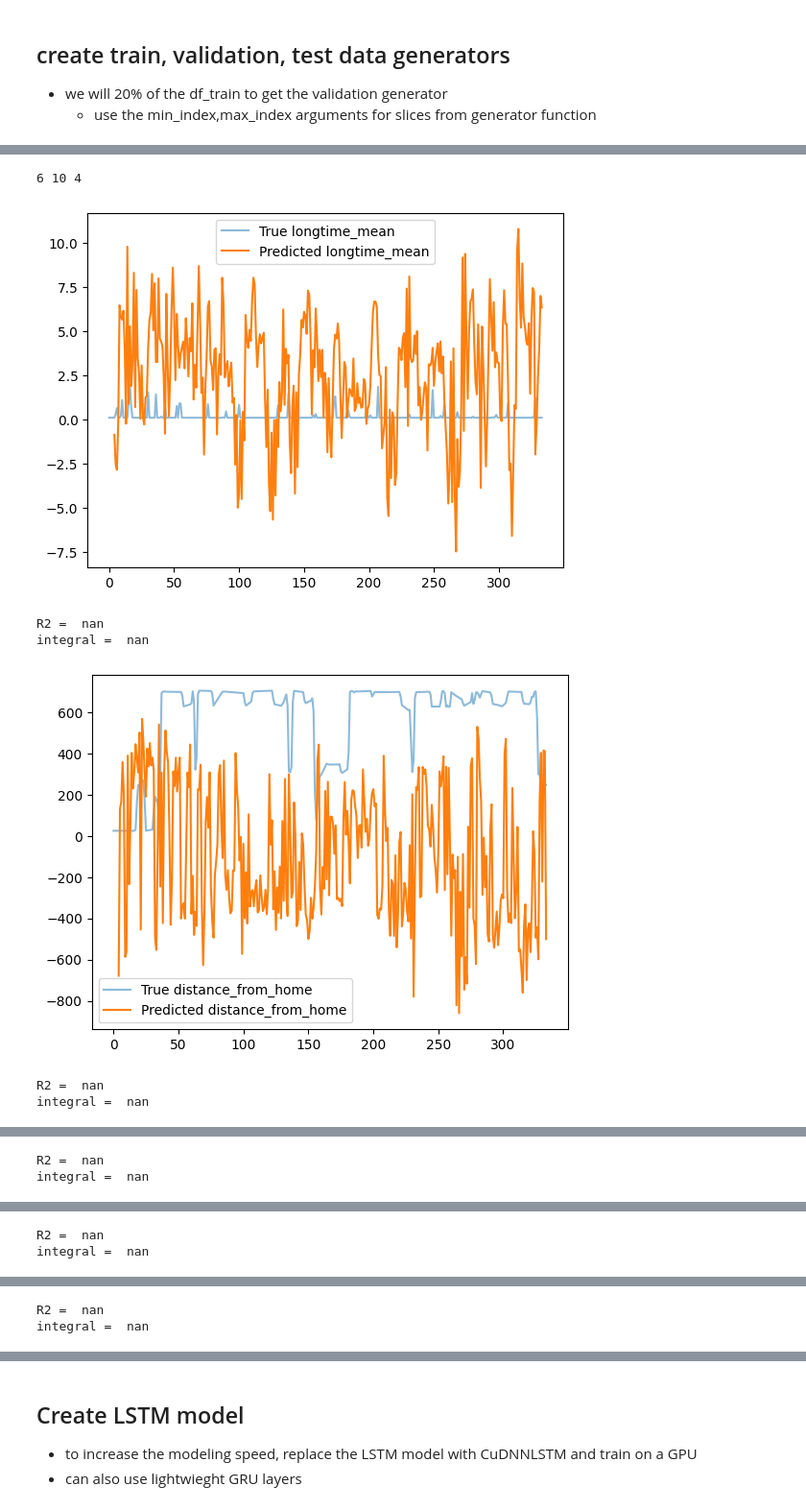
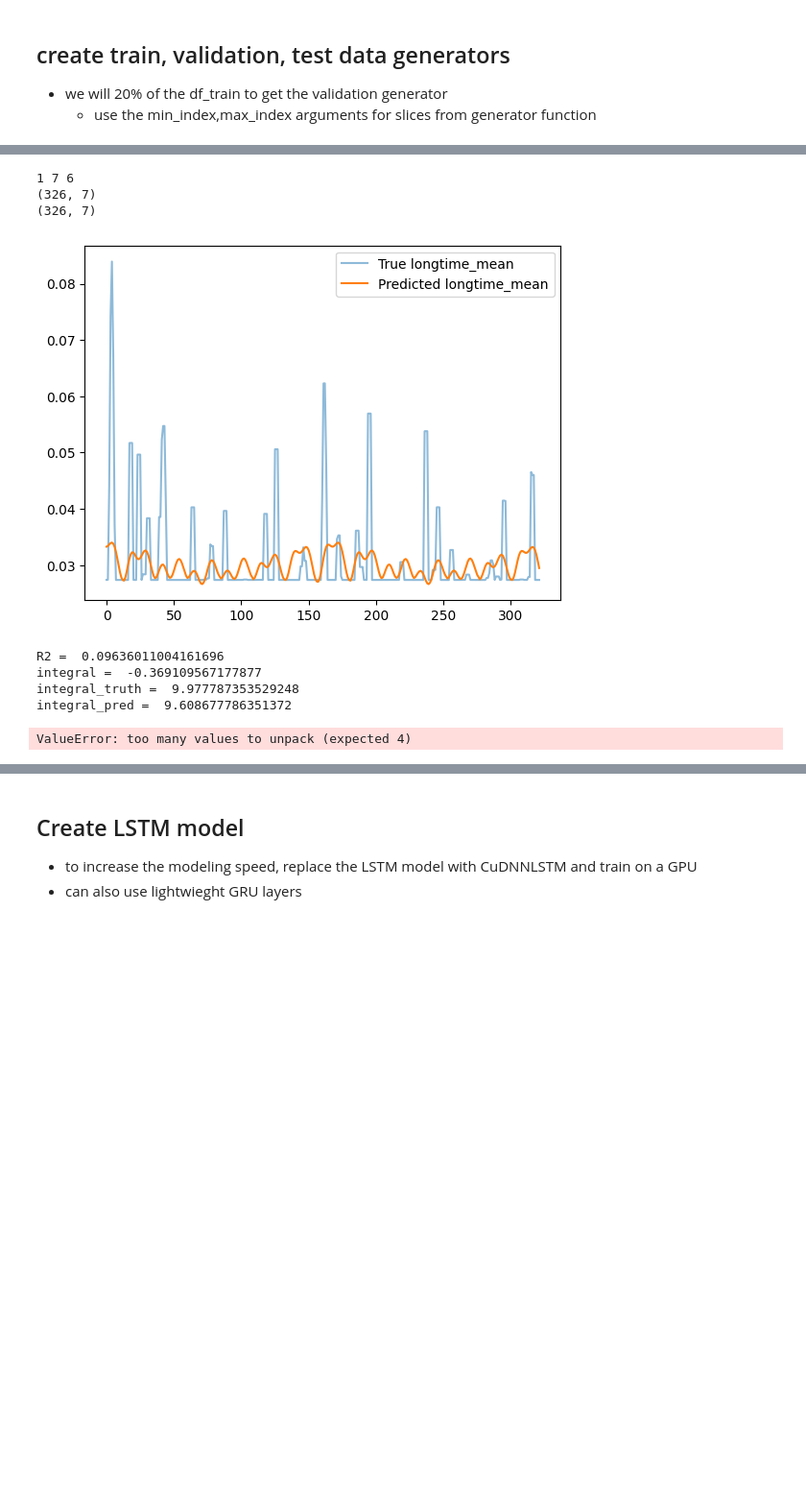
Before and after one commit to grinwi/smartboiler, a Jupyter notebook: src/smartboiler/lstm_example_with_multivariate_time_series 2.ipynb, the cells around one changed output, grey strips where cells are left out. Shown at 96% size. Drawn from its saved outputs; the diff is of its cells as text; code cells hidden in the pictures; blank space fills up the shorter version.

```diff
--- a/src/smartboiler/lstm_example_with_multivariate_time_series 2.ipynb
+++ b/src/smartboiler/lstm_example_with_multivariate_time_series 2.ipynb
@@ -235,6 +241,6 @@ dataHandlerTest = DataHandlerTest(
 # %%
 data_processed_form = dataHandlerTest.process_kWh_water_consumption(df_extracted_form)
-data_processed_zuka = dataHandlerTest.process_kWh_water_consumption(df_extracted_zuka)
+data_processed_zuka = dataHandlerTest.process_kWh_water_consumption(df_zuka_ext)
 # %%
 data_processed_form_ml = dataHandlerTest.transform_data_for_ml(data_processed_form)
 data_processed_zuka_ml = dataHandlerTest.transform_data_for_ml(data_processed_zuka)
@@ -265,7 +255,23 @@ ml_data_zuka.plot(y='longtime_mean')
 # %%
 df = ml_data_zuka.reset_index(drop=True)
-df = pd.concat([df.iloc[450:750], df.iloc[900:]])
-df = df.reset_index(drop=True).dropna()
+
+# #10T
+df_10T = pd.concat([df.iloc[7000:9000], df.iloc[12500:]])
+with open('df_10T.pkl', 'wb') as f:
+    df_10T.to_pickle(f)
+
+# 30T
+
+df_30T = pd.concat([df.iloc[2333:3100], df.iloc[4166:]])
+with open('df_30T.pkl', 'wb') as f:
+    df_30T.to_pickle(f)
+
+#60T
+df_60T = pd.concat([df.iloc[1166:1550], df.iloc[2083:]])
+with open('df_60T.pkl', 'wb') as f:
+    df_60T.to_pickle(f)
+
+df = df_30T.reset_index(drop=True).dropna()
 df_train = df.loc[:int(df.shape[0]*0.8),:]
 df_test = df.loc[int(df.shape[0]*0.8):,:]
 # %%
@@ -349,11 +356,11 @@ start_of_data,
 
 predicted_columns = [
     "longtime_mean",
-    "distance_from_home",
-    "speed_towards_home",
-    "count",
-    "heading_to_home_sin",
-    "heading_to_home_cos",
+    # "distance_from_home",
+    # "speed_towards_home",
+    # "count",
+    # "heading_to_home_sin",
+    # "heading_to_home_cos",
 ]
 
 
@@ -433,41 +439,48 @@ y_pred_inv = scaler.inverse_transform(y_pred_inv)
 y_truth_concat = np.concatenate(
     (y_truth, np.zeros((y_truth.shape[0], num_features))), axis=1
 )
 y_truth_concat = scaler.inverse_transform(y_truth_concat)
 
+print(y_truth_concat.shape)
+print(y_pred_inv.shape)
+
 for i in range(num_targets):
+    y_pred_curr = y_pred_inv[4:, i]
+    y_truth_curr = y_truth_concat[4:, i]
     plt.figure()
-    plt.plot(y_truth_concat[:, i], label=f'True {predicted_columns[i]}', alpha=0.5)
-    plt.plot(y_pred_inv[:, i], label=f'Predicted {predicted_columns[i]}')
+    plt.plot(y_truth_curr, label=f'True {predicted_columns[i]}', alpha=0.5)
+    plt.plot(y_pred_curr, label=f'Predicted {predicted_columns[i]}')
     plt.legend()
     plt.show()
-    y_pred_curr = y_pred_inv[:48, i]
-    y_truth_curr = y_truth_concat[:48, i]
     slope, intercept, r_value, p_value, std_err = stats.linregress(x=y_pred_curr,y=y_truth_curr)
     # mse = mean_squared_error(y_true=y_truth_curr, y_pred=y_pred_curr, squared=True)
     # rmse = mean_squared_error(y_true=y_truth_curr, y_pred=y_pred_curr, squared=False)
 
 
     print('R2 = ',r_value*r_value)
     # print('mse = ',mse)
     # print('rmse = ',rmse)
     #print integral of y_pred_curr - y_truth_curr
     print('integral = ',np.trapz(y_pred_curr - y_truth_curr))
+    print('integral_truth = ',np.trapz(y_truth_curr))
+    print('integral_pred = ',np.trapz(y_pred_curr))
 
 
 slope, intercept, r_value, p_value, std_err = stats.linregress(x=y_pred,y=y_truth)
 mse = mean_squared_error(y_true=y_truth, y_pred=y_pred, squared=True)
 rmse = mean_squared_error(y_true=y_truth, y_pred=y_pred, squared=False)
 
 
 print('R2 = ',r_value*r_value)
 print('mse = ',mse)
 print('rmse = ',rmse)
 # %% [output]
-6 10 4
+1 7 6
+(326, 7)
+(326, 7)
-[figure, old version]
+[figure, new version]
-R2 =  nan
-integral =  nan
+R2 =  0.09636011004161696
+integral =  -0.369109567177877
+integral_truth =  9.977787353529248
+integral_pred =  9.608677786351372
-[figure, removed]
-R2 =  nan
-integral =  nan
+ValueError: too many values to unpack (expected 4)
@@ -475,2 +486,0 @@ integral =  nan
-R2 =  nan
-integral =  nan
@@ -478,2 +486,0 @@ integral =  nan
-R2 =  nan
-integral =  nan
@@ -481,2 +486,0 @@ integral =  nan
-R2 =  nan
-integral =  nan
```
Also changed, not shown: parts of 9 cells of this notebook, 2 other files.
